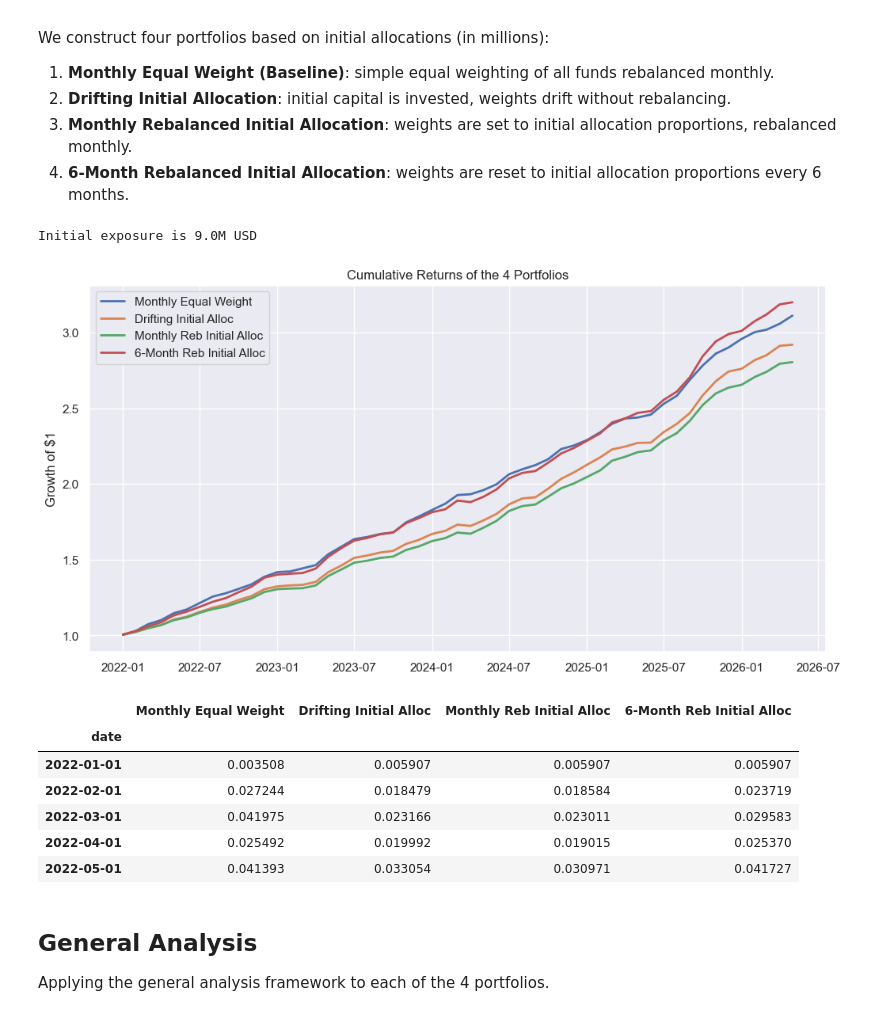
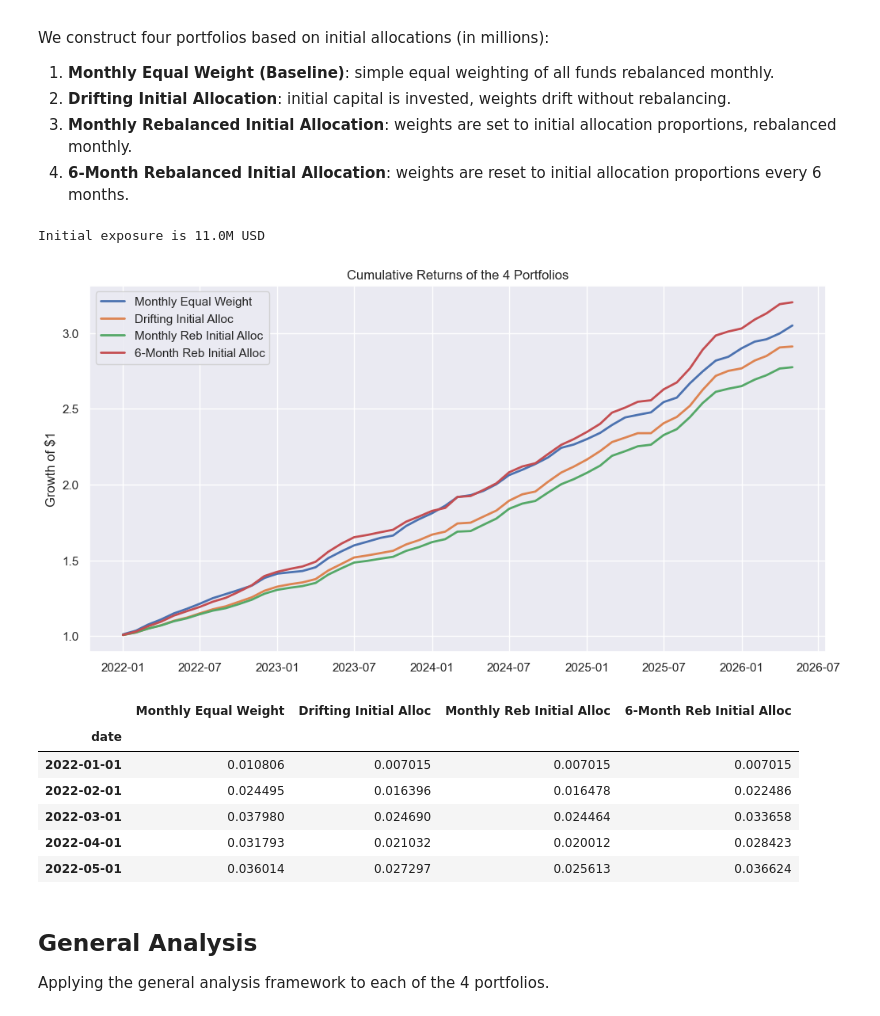
Before and after one commit to arthurdhonneur7/athenee_hf_portfolio, a Jupyter notebook: target_pflio.ipynb, the cells around one changed output. Saved outputs shown, nothing was run; the diff lists cells and outputs as text; code cells hidden in the pictures.

```diff
--- a/target_pflio.ipynb
+++ b/target_pflio.ipynb
@@ -23,7 +23,10 @@ funds = [
     'grasshoper',
     # 'edge_capital',
     '26_miles',
-    'adar1'
+    'adar1',
+    'coban_clarion_multi_asset',
+    'coban_pod_1',
+    'coban_orca'
 ]
 
 # Ensure we keep sp500 for the analysis later
@@ -369,7 +375,7 @@ We construct four portfolios based on initial allocations (in millions):
 # Initial capital allocation per fund (in millions)
 allocations = {
     'quanstream': 1,
-    # 'm1': 0.5,
+    'm1': 1,
     'vadantia': 1.0,
     # 'enko': 1.0,
     'wizard_quant': 1.0,
@@ -379,7 +385,10 @@ allocations = {
     'grasshoper': 2.0,
     # 'edge_capital': 1.0
     '26_miles': 1.0,
-    'adar1':1
+    'adar1':1,
+    'coban_clarion_multi_asset': 1,
+    # 'coban_pod_1': 1,
+    # 'coban_orca': 1
 }
 
 s = 0
@@ -417,42 +426,42 @@ for i in range(len(df_funds)):
         current_weights = w_init.copy()
     else:
         # drift the weights
         current_weights = current_weights * (1 + df_funds.iloc[i])
         current_weights = current_weights / current_weights.sum()
 
 returns_6m_series = pd.Series(returns_6m, index=df_funds.index)
 
 # Combine all portfolios
 portfolios_df = pd.DataFrame({
     'Monthly Equal Weight': eq_portfolio_return,
     'Drifting Initial Alloc': drifting_return,
     'Monthly Reb Initial Alloc': monthly_reb_return,
     '6-Month Reb Initial Alloc': returns_6m_series
 })
 
 portfolios_df.dropna(inplace=True)
 
 # Plot cumulative returns of the portfolios
 cum_portfolios = (1 + portfolios_df).cumprod()
 plt.figure(figsize=(12, 6))
 for col in cum_portfolios.columns:
     plt.plot(cum_portfolios.index, cum_portfolios[col], label=col, linewidth=2)
 plt.title('Cumulative Returns of the 4 Portfolios')
 plt.ylabel('Growth of $1')
 plt.legend()
 plt.show()
 
 portfolios_df.head()
 # %% [output]
-Initial exposure is 9.0M USD
+Initial exposure is 11.0M USD
-[figure, old version]
+[figure, new version]
 |  | Monthly Equal Weight | Drifting Initial Alloc | Monthly Reb Initial Alloc | 6-Month Reb Initial Alloc |
 | date |  |  |  |  |
-| 2022-01-01 | 0.003508 | 0.005907 | 0.005907 | 0.005907 |
-| 2022-02-01 | 0.027244 | 0.018479 | 0.018584 | 0.023719 |
-| 2022-03-01 | 0.041975 | 0.023166 | 0.023011 | 0.029583 |
-| 2022-04-01 | 0.025492 | 0.019992 | 0.019015 | 0.025370 |
-| 2022-05-01 | 0.041393 | 0.033054 | 0.030971 | 0.041727 |
+| 2022-01-01 | 0.010806 | 0.007015 | 0.007015 | 0.007015 |
+| 2022-02-01 | 0.024495 | 0.016396 | 0.016478 | 0.022486 |
+| 2022-03-01 | 0.037980 | 0.024690 | 0.024464 | 0.033658 |
+| 2022-04-01 | 0.031793 | 0.021032 | 0.020012 | 0.028423 |
+| 2022-05-01 | 0.036014 | 0.027297 | 0.025613 | 0.036624 |
 # %% [markdown]
 ## General Analysis
 
```
Also changed, not shown: parts of 4 cells of this notebook, 16 other files.
